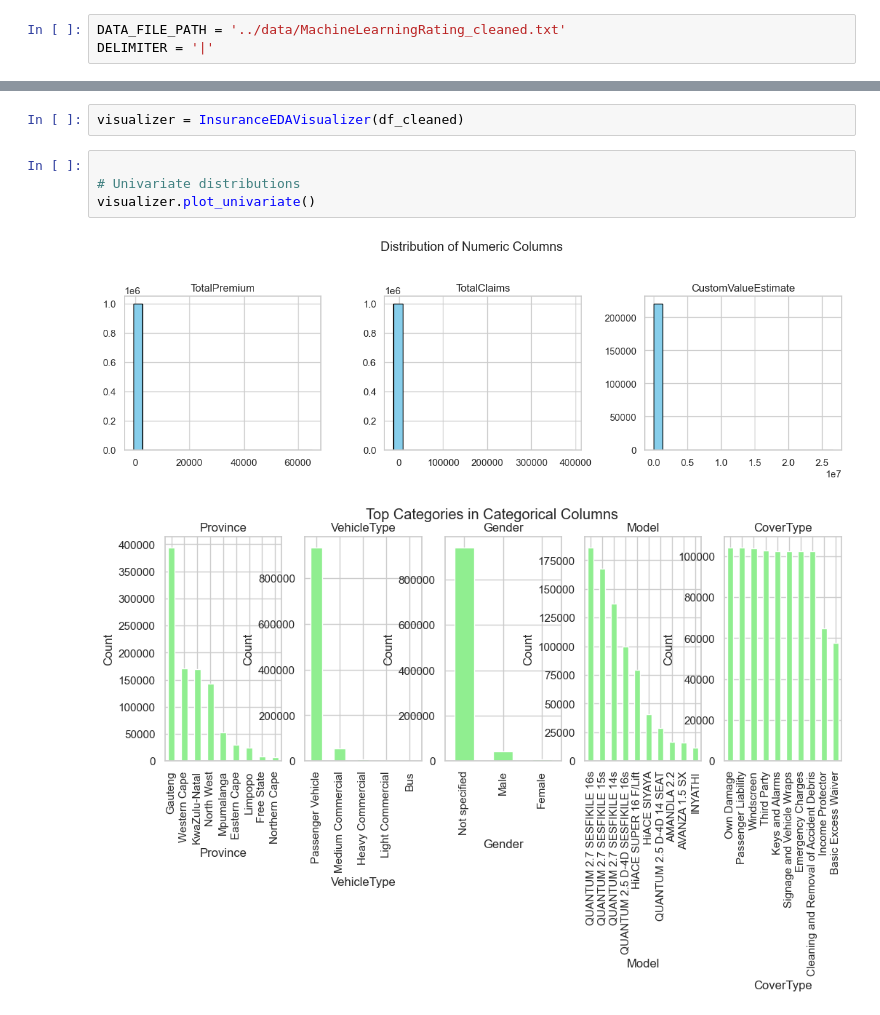
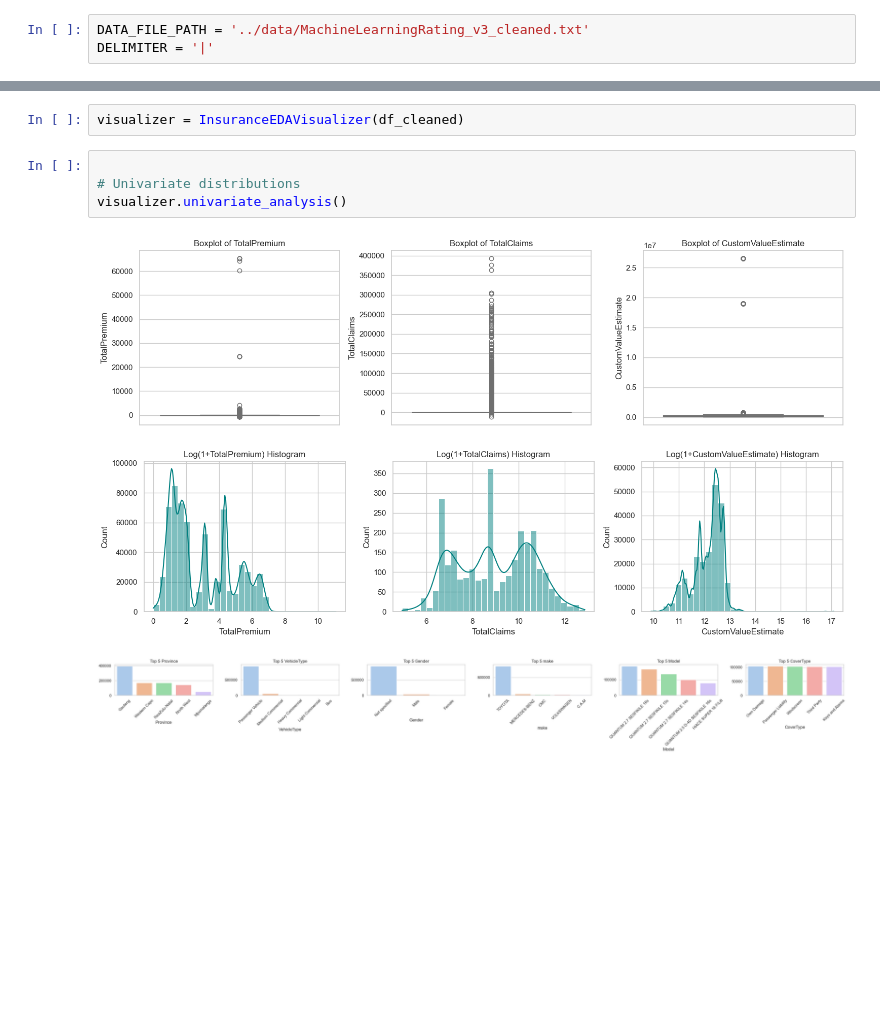
Before and after one commit to AdeyAmare/insurance_analytics, a Jupyter notebook: notebooks/eda_pipeline.ipynb, the cells around one changed output, grey strips where cells are left out. Drawn from its saved outputs; the diff is of its cells as text; blank space fills up the shorter version.

Commit message:
fix: eda graphs

```diff
--- a/notebooks/eda_pipeline.ipynb
+++ b/notebooks/eda_pipeline.ipynb
@@ -20,7 +24,7 @@ from src.eda import InsuranceEDA
 from src.cleaner import DataCleaner
 from src.eda_visualizations import InsuranceEDAVisualizer
 # %%
-DATA_FILE_PATH = '../data/MachineLearningRating_cleaned.txt'
+DATA_FILE_PATH = '../data/MachineLearningRating_v3_cleaned.txt'
 DELIMITER = '|'
 # %%
 data_cleaner = DataCleaner(DATA_FILE_PATH, DELIMITER)
@@ -303,7 +310,8 @@ visualizer = InsuranceEDAVisualizer(df_cleaned)
 # %%
 
 # Univariate distributions
-visualizer.plot_univariate()
+visualizer.univariate_analysis()
 # %% [output]
-[figure, old version]
+[figure, new version]
-[figure, old version]
+[figure, new version]
+[figure, added]
```
Also changed, not shown: parts of 15 cells of this notebook, 1 other file.
